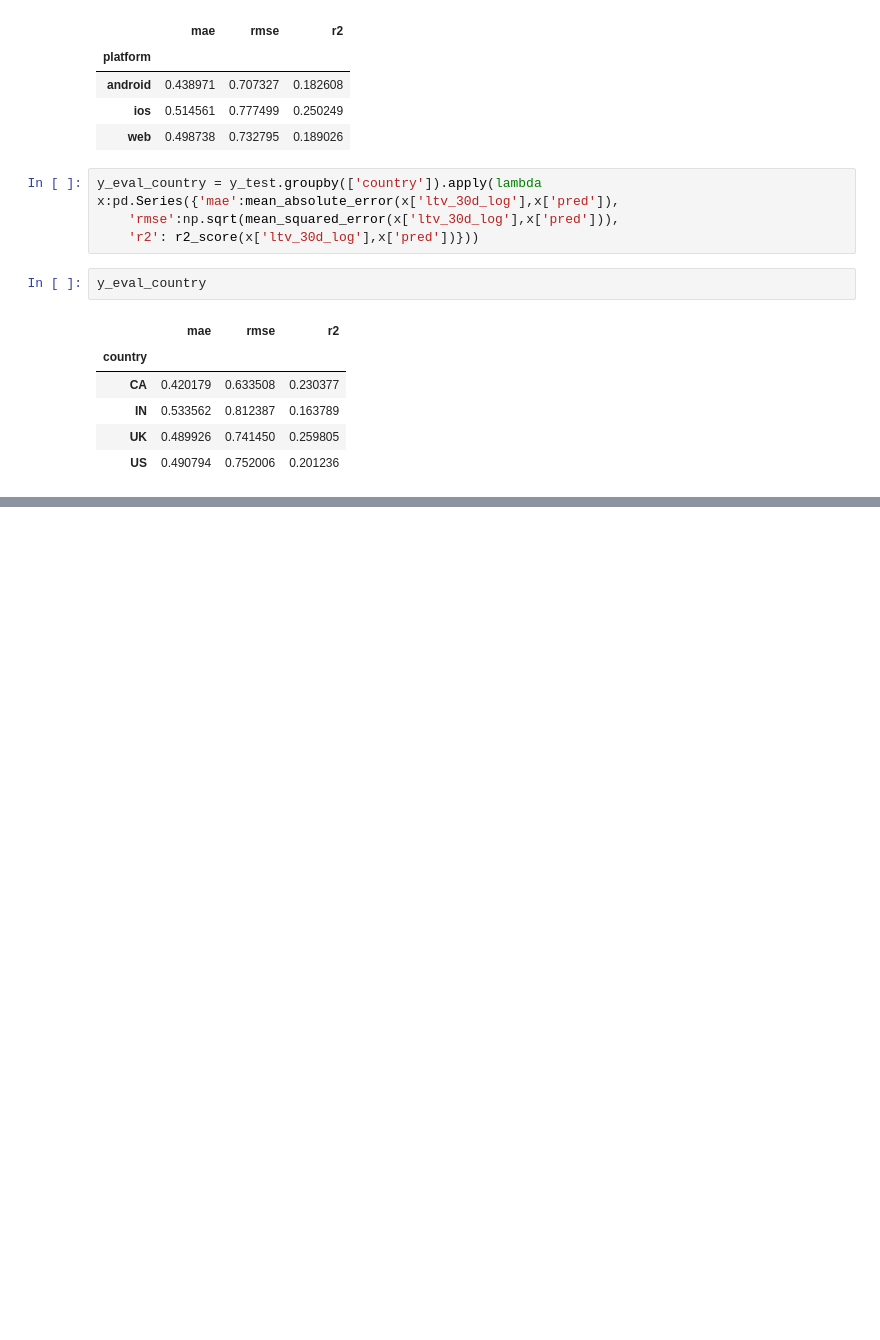
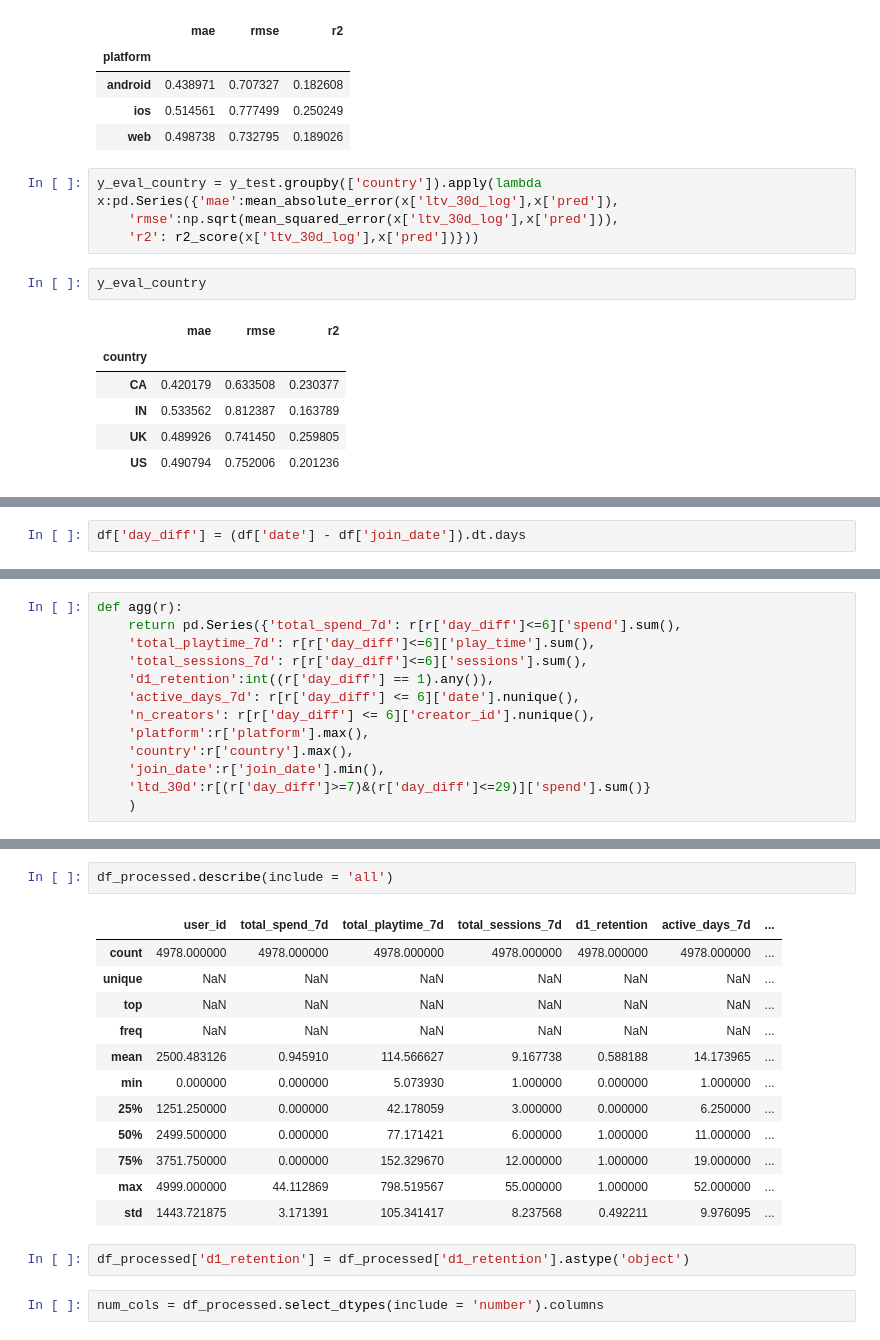
Before and after one commit to alchemistzzd/The-Ultimate-Data-Scientist-Interview-Preparation, a Jupyter notebook: Roblox_LTV.ipynb, the cells around one changed output, grey strips where cells are left out. Drawn from its saved outputs; the diff is of its cells as text; blank space fills up the shorter version.

```diff
--- a/Roblox_LTV.ipynb
+++ b/Roblox_LTV.ipynb
@@ -1503,0 +2036,2 @@ y_eval_country
+# %%
+df['day_diff'] = (df['date'] - df['join_date']).dt.days
@@ -1503,0 +2047,13 @@ y_eval_country
+# %%
+def agg(r):
+    return pd.Series({'total_spend_7d': r[r['day_diff']<=6]['spend'].sum(),
+    'total_playtime_7d': r[r['day_diff']<=6]['play_time'].sum(),
+    'total_sessions_7d': r[r['day_diff']<=6]['sessions'].sum(),
+    'd1_retention':int((r['day_diff'] == 1).any()),
+    'active_days_7d': r[r['day_diff'] <= 6]['date'].nunique(),
+    'n_creators': r[r['day_diff'] <= 6]['creator_id'].nunique(),
+    'platform':r['platform'].max(),
+    'country':r['country'].max(),
+    'join_date':r['join_date'].min(),
+    'ltd_30d':r[(r['day_diff']>=7)&(r['day_diff']<=29)]['spend'].sum()}
+    )
@@ -1503,0 +2073,19 @@ y_eval_country
+# %%
+df_processed.describe(include = 'all')
+# %% [output]
+|  | user_id | total_spend_7d | total_playtime_7d | total_sessions_7d | d1_retention | active_days_7d | ... |
+| count | 4978.000000 | 4978.000000 | 4978.000000 | 4978.000000 | 4978.000000 | 4978.000000 | ... |
+| unique | NaN | NaN | NaN | NaN | NaN | NaN | ... |
+| top | NaN | NaN | NaN | NaN | NaN | NaN | ... |
+| freq | NaN | NaN | NaN | NaN | NaN | NaN | ... |
+| mean | 2500.483126 | 0.945910 | 114.566627 | 9.167738 | 0.588188 | 14.173965 | ... |
+| min | 0.000000 | 0.000000 | 5.073930 | 1.000000 | 0.000000 | 1.000000 | ... |
+| 25% | 1251.250000 | 0.000000 | 42.178059 | 3.000000 | 0.000000 | 6.250000 | ... |
+| 50% | 2499.500000 | 0.000000 | 77.171421 | 6.000000 | 1.000000 | 11.000000 | ... |
+| 75% | 3751.750000 | 0.000000 | 152.329670 | 12.000000 | 1.000000 | 19.000000 | ... |
+| max | 4999.000000 | 44.112869 | 798.519567 | 55.000000 | 1.000000 | 52.000000 | ... |
+| std | 1443.721875 | 3.171391 | 105.341417 | 8.237568 | 0.492211 | 9.976095 | ... |
+# %%
+df_processed['d1_retention'] = df_processed['d1_retention'].astype('object')
+# %%
+num_cols = df_processed.select_dtypes(include = 'number').columns
```
Also changed, not shown: parts of 111 cells of this notebook, 1 other file.
